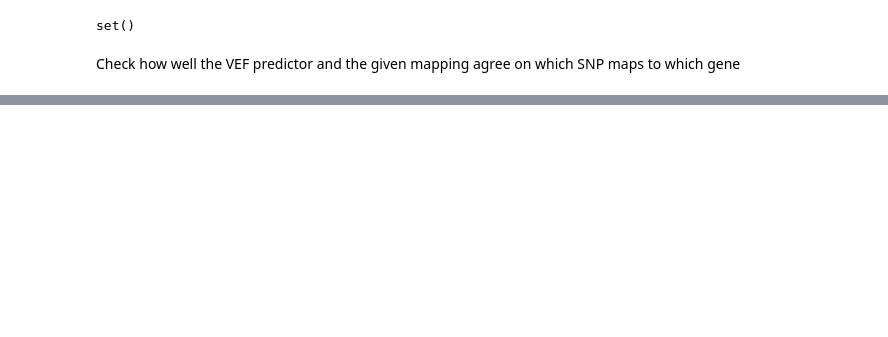
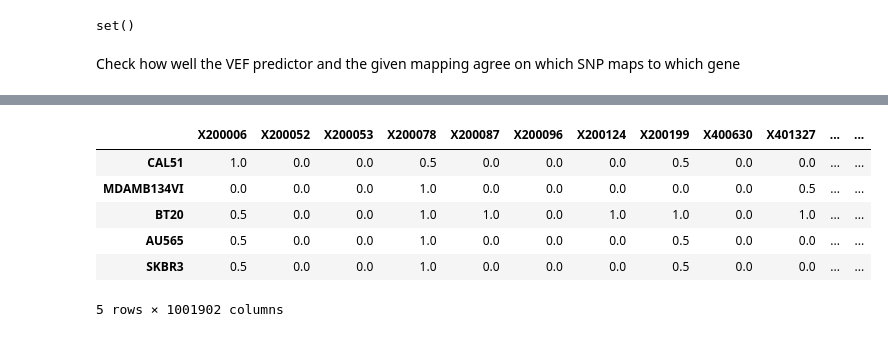
Before and after one commit to c-legac/biofuzznet, a Jupyter notebook: Notebooks/20230420_Molecular_data_check.ipynb, the cells around one changed output, grey strips where cells are left out. Cells and saved outputs as stored; diff of their text form; code cells hidden in the pictures; blank space fills up the shorter version.

```diff
--- a/Notebooks/20230420_Molecular_data_check.ipynb
+++ b/Notebooks/20230420_Molecular_data_check.ipynb
@@ -373,0 +297,10 @@ rs940810
+# %%
+SNP_marcotte.head()
+# %% [output]
+|  | X200006 | X200052 | X200053 | X200078 | X200087 | X200096 | X200124 | X200199 | X400630 | X401327 | ... | ... |
+| CAL51 | 1.0 | 0.0 | 0.0 | 0.5 | 0.0 | 0.0 | 0.0 | 0.5 | 0.0 | 0.0 | ... | ... |
+| MDAMB134VI | 0.0 | 0.0 | 0.0 | 1.0 | 0.0 | 0.0 | 0.0 | 0.0 | 0.0 | 0.5 | ... | ... |
+| BT20 | 0.5 | 0.0 | 0.0 | 1.0 | 1.0 | 0.0 | 1.0 | 1.0 | 0.0 | 1.0 | ... | ... |
+| AU565 | 0.5 | 0.0 | 0.0 | 1.0 | 0.0 | 0.0 | 0.0 | 0.5 | 0.0 | 0.0 | ... | ... |
+| SKBR3 | 0.5 | 0.0 | 0.0 | 1.0 | 0.0 | 0.0 | 0.0 | 0.5 | 0.0 | 0.0 | ... | ... |
+5 rows × 1001902 columns
```
Also changed, not shown: parts of 29 cells of this notebook, 14 other files.
